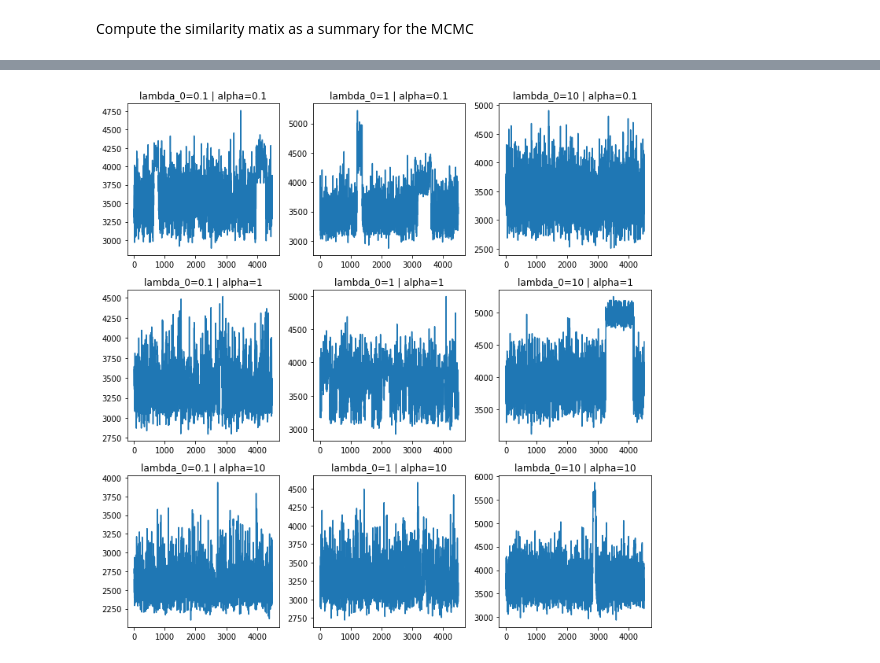
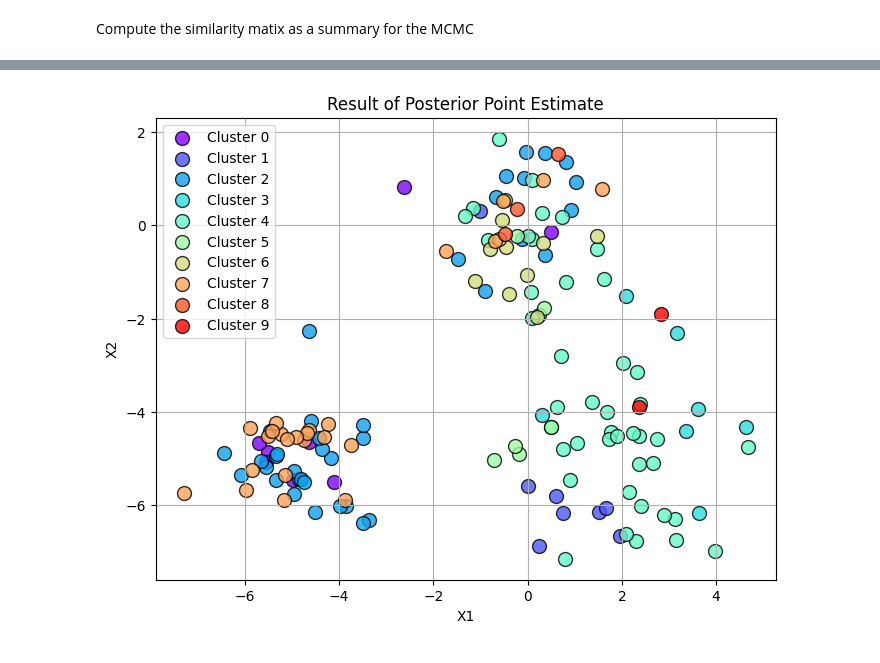
Before and after one commit to Samuele-Caccavelli/bayesian_statistics_project, a Jupyter notebook: notebooks/jupyter/neal_algorithm3.ipynb, the cells around one changed output, grey strips where cells are left out. Drawn from its saved outputs; the diff is of its cells as text; code cells hidden in the pictures.

```diff
--- a/notebooks/jupyter/neal_algorithm3.ipynb
+++ b/notebooks/jupyter/neal_algorithm3.ipynb
@@ -130,5 +80,5 @@ KeyboardInterrupt:
 # %% [markdown]
 Compute the similarity matix as a summary for the MCMC
 # %%
-M = sampled_sim_matrix(history[burn_in:], len(data))
+S = sampled_sim_matrix(history[burn_in:], len(data))
 # %% [markdown]
@@ -290,29 +85,0 @@ Compare the obtained point estimation
-# %%
-folder_path = "../../results/algorithm_3"
-
-all_data_for_plots = []
-burn_in = 500
-
-for file_name in os.listdir(folder_path):
-    file_path = os.path.join(folder_path, file_name)
-    if not file_path.endswith(".MCMC_file"):  # Ensure it's a file
-        continue
-    data, labels, history, parameters = load_data(file_path)
-    print(parameters)
-
-    # compute quantities of interest
-    M = sampled_sim_matrix(history[burn_in:], len(data))
-    entropies = list(map(compute_entropy, history))
-    temp = lambda x: binder_loss_list_format(x, M)
-    binder_losses = list(map(temp, history))
-
-    loss = lambda x: binder_loss_label_format(x, M)
-    best_clustering, best_n_clusters, scores = clusters_from_matrix(M, loss)
-
-
-    all_data_for_plots.append((data, labels, history, parameters, M, entropies, binder_losses, best_clustering, best_n_clusters, scores))
-
-
-plot_data_file = folder_path + "/data_for_plots"
-with open(plot_data_file, 'wb') as file:
-    pickle.dump(all_data_for_plots, file)
@@ -410,20 +86,6 @@ plt.show()
-# %%
-fig, axes = plt.subplots(len(p2_values), len(p1_values), figsize=(10, 10))
-
-for i, p2 in enumerate(p2_values):
-    for j, p1 in enumerate(p1_values):
-        # Find the corresponding data
-        for data, labels, history, parameters, M, entropies, binder_losses, best_clustering, best_n_clusters, scores in all_data_for_plots:
-            if parameters['lambda_0'] == p1 and parameters['alpha'] == p2:
-                ax = axes[i, j]
-                ax.plot(binder_losses[burn_in:])
-                ax.set_title(f"lambda_0={p1} | alpha={p2}")
-                break
-        else:
-            # If no matching parameters are found
-            axes[i, j].set_visible(False)
-
-plt.tight_layout()
-plt.show()
-# %% [output]
-[figure, removed]
+# %%
+optimal_clustering, optimal_loss = find_optimal_clustering_binder_loss(history[burn_in:], S, alpha=1.0, beta=1.0)
+# %%
+plot_clusters(data, optimal_clustering, "Result of Posterior Point Estimate")
+# %% [output]
+[figure, added]
```
Also changed, not shown: parts of 27 cells of this notebook, 5 other files.
